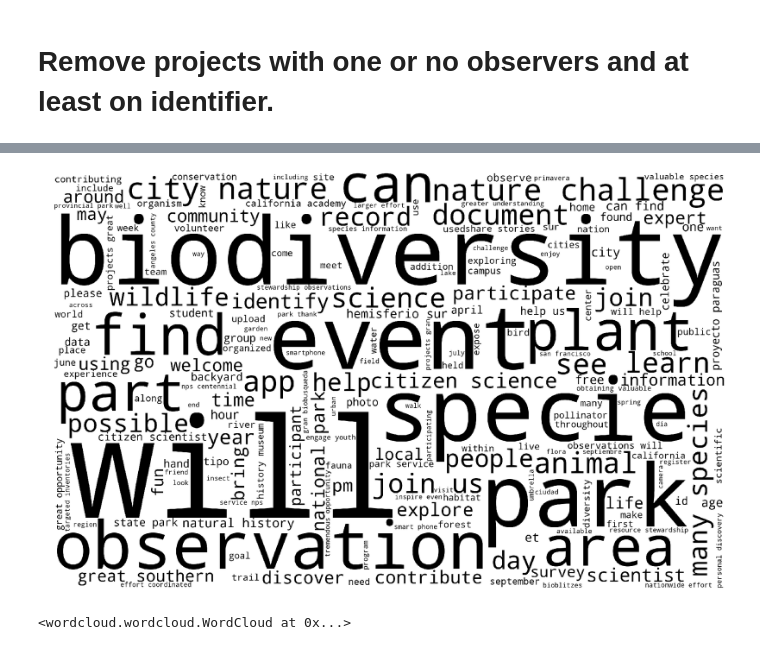
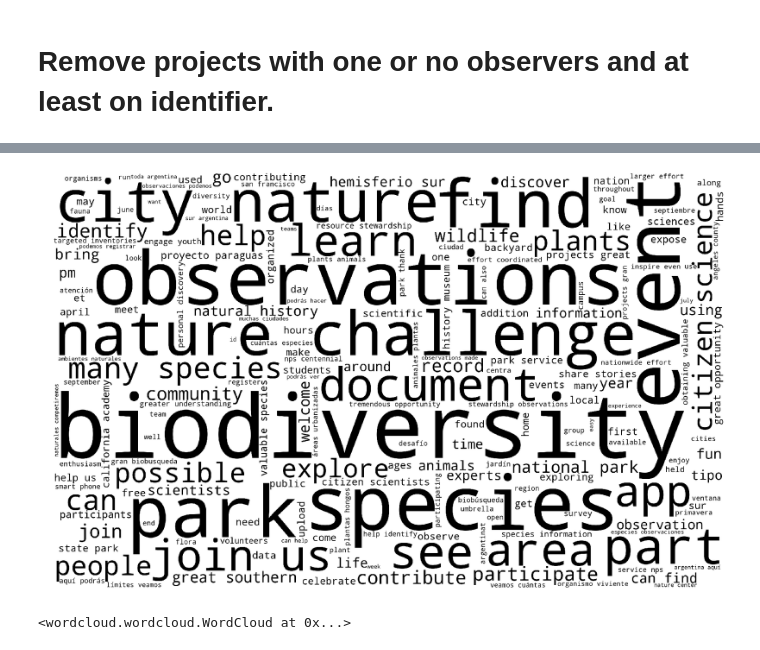
Before and after one commit to AgentschapPlantentuinMeise/iNatBioblitzes, a Jupyter notebook: iNatProjDesc.ipynb, the cells around one changed output, grey strips where cells are left out. Saved outputs shown, nothing was run; the diff lists cells and outputs as text; code cells hidden in the pictures.

```diff
--- a/iNatProjDesc.ipynb
+++ b/iNatProjDesc.ipynb
@@ -58,3 +81,7 @@ stopwords.add('www')
 stopwords.add('org')
 stopwords.add('inaturalist')
 stopwords.add('project')
+stopwords.add('will')
+# %%
+df = df.drop_duplicates(subset=['slug'])
+df.count()
@@ -62,33 +107,33 @@ stopwords.add('project')
 # iterate through the csv file
 for val in df.description:
 
     # typecaste each val to string
     val = str(val)
     val = cleanhtml(val)
     # split the value
     tokens = val.split()
     #print(tokens)
     # Converts each token into lowercase
     for i in range(len(tokens)):
 
         tokens[i] = tokens[i].lower()
 
     comment_words += " ".join(tokens)+" "
 
 wordcloud = WordCloud(width = 3236, height = 2000,
                 background_color ='white',
                 stopwords = stopwords,
-                #normalize_plurals = False,
+                normalize_plurals = False,
                 color_func=lambda *args, **kwargs: (0,0,0),
                 min_font_size = 10).generate(comment_words)
 
 # plot the WordCloud image
 plt.figure(figsize = (25, 25), facecolor = None)
 plt.imshow(wordcloud)
 plt.axis("off")
 plt.tight_layout(pad = 0)
 
 plt.show()
 # %% [output]
-[figure, old version]
+[figure, new version]
 # %%
```
Also changed, not shown: parts of 13 cells of this notebook, 2 other files.
